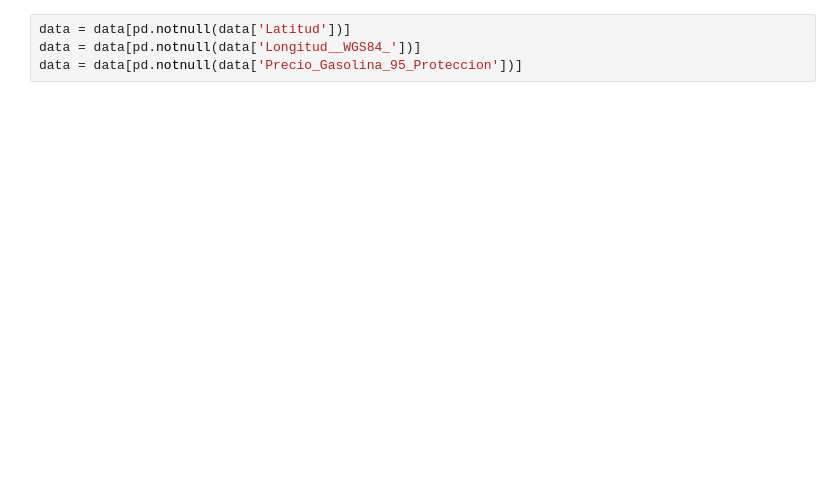
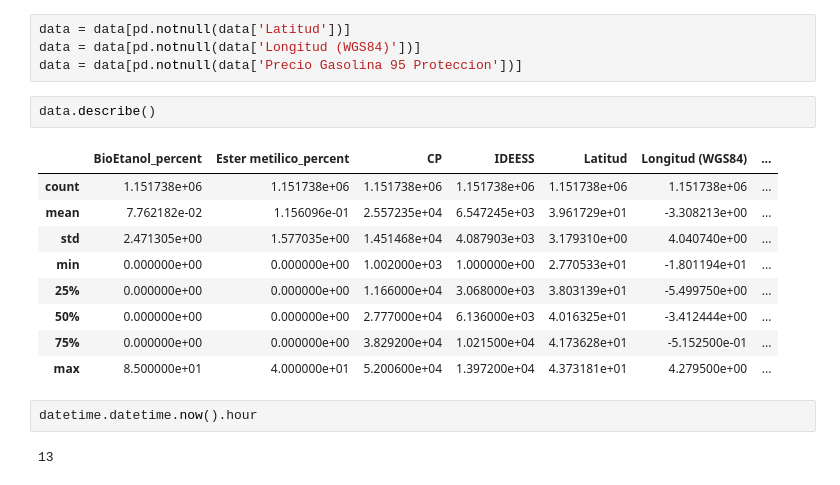
Before and after one commit to raiabril/jupyter_notebooks, a Jupyter notebook: gasolineras.ipynb, the cells around one changed output. Drawn from its saved outputs; the diff is of its cells as text; blank space fills up the shorter version.

```diff
--- a/gasolineras.ipynb
+++ b/gasolineras.ipynb
@@ -21,5 +113,21 @@ data.DATE.describe()
 # %%
 data = data[pd.notnull(data['Latitud'])]
-data = data[pd.notnull(data['Longitud__WGS84_'])]
-data = data[pd.notnull(data['Precio_Gasolina_95_Proteccion'])]
+data = data[pd.notnull(data['Longitud (WGS84)'])]
+data = data[pd.notnull(data['Precio Gasolina 95 Proteccion'])]
+# %%
+data.describe()
+# %% [output]
+|  | BioEtanol_percent | Ester metilico_percent | CP | IDEESS | Latitud | Longitud (WGS84) | ... |
+| count | 1.151738e+06 | 1.151738e+06 | 1.151738e+06 | 1.151738e+06 | 1.151738e+06 | 1.151738e+06 | ... |
+| mean | 7.762182e-02 | 1.156096e-01 | 2.557235e+04 | 6.547245e+03 | 3.961729e+01 | -3.308213e+00 | ... |
+| std | 2.471305e+00 | 1.577035e+00 | 1.451468e+04 | 4.087903e+03 | 3.179310e+00 | 4.040740e+00 | ... |
+| min | 0.000000e+00 | 0.000000e+00 | 1.002000e+03 | 1.000000e+00 | 2.770533e+01 | -1.801194e+01 | ... |
+| 25% | 0.000000e+00 | 0.000000e+00 | 1.166000e+04 | 3.068000e+03 | 3.803139e+01 | -5.499750e+00 | ... |
+| 50% | 0.000000e+00 | 0.000000e+00 | 2.777000e+04 | 6.136000e+03 | 4.016325e+01 | -3.412444e+00 | ... |
+| 75% | 0.000000e+00 | 0.000000e+00 | 3.829200e+04 | 1.021500e+04 | 4.173628e+01 | -5.152500e-01 | ... |
+| max | 8.500000e+01 | 4.000000e+01 | 5.200600e+04 | 1.397200e+04 | 4.373181e+01 | 4.279500e+00 | ... |
+# %%
+datetime.datetime.now().hour
+# %% [output]
+13
 # %%
```
Also changed, not shown: parts of 31 cells of this notebook, 3 other files.
